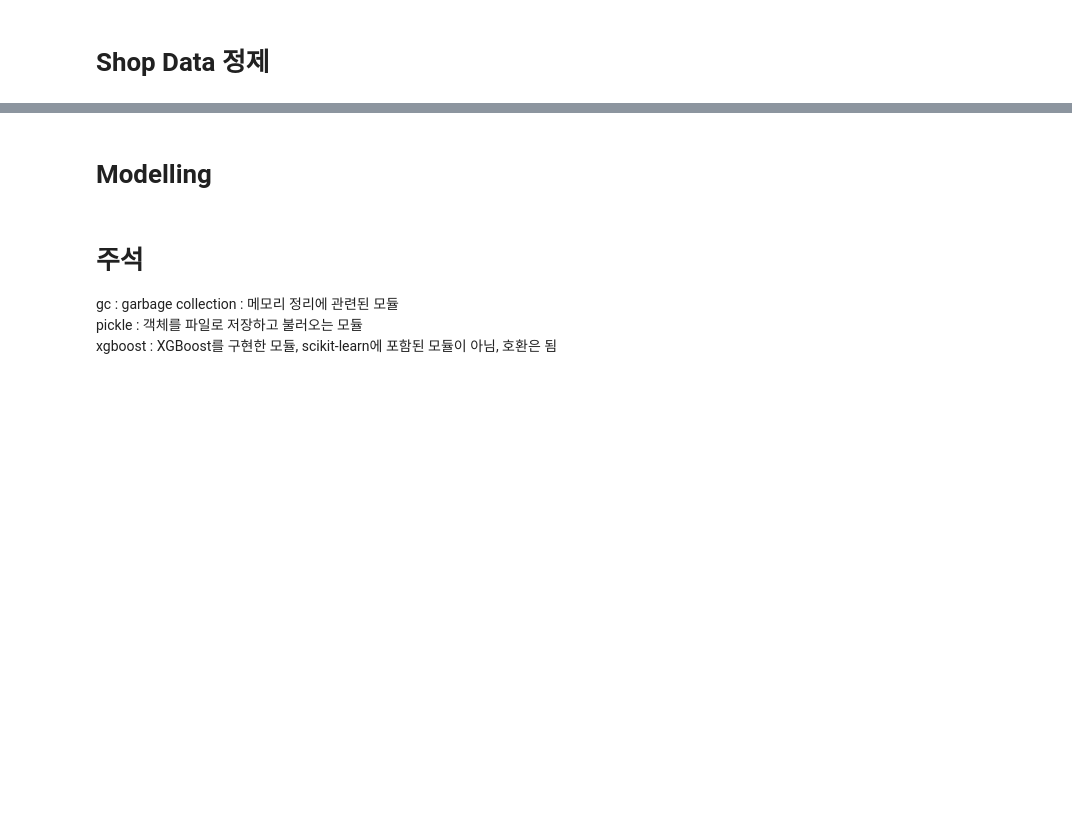
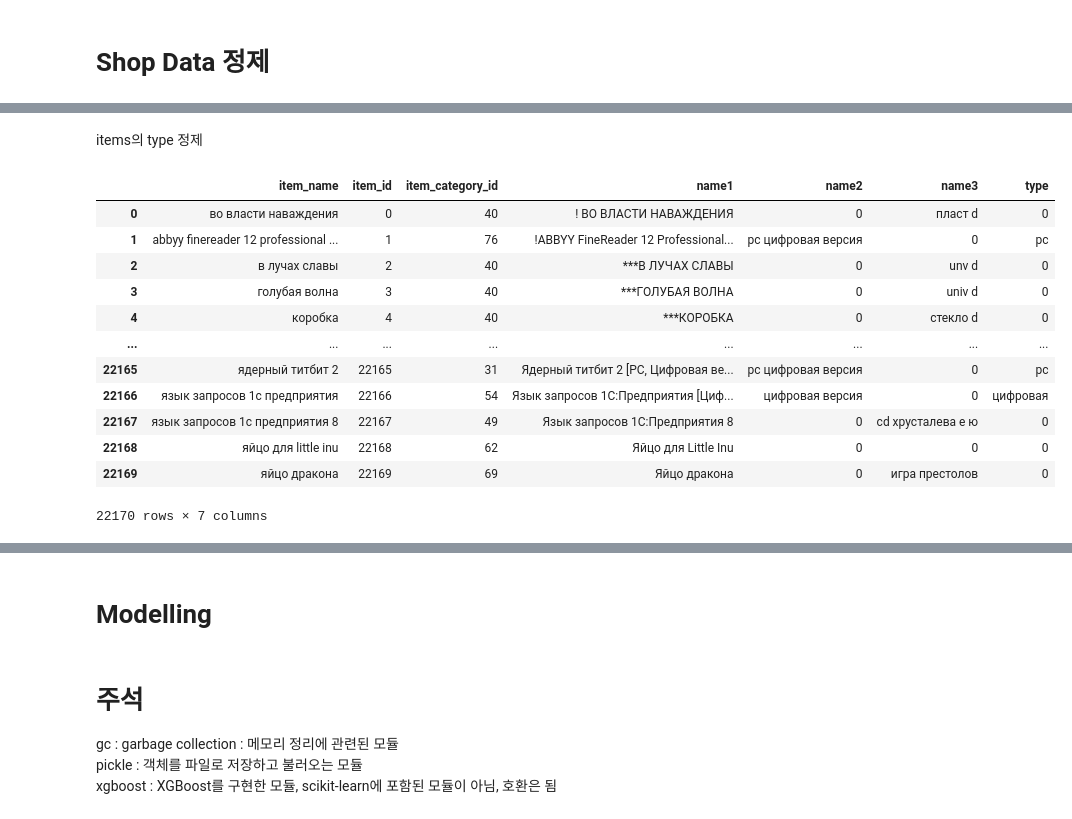
Before and after one commit to brekJ/connet_ml_2Team, a Jupyter notebook: 088263Notebook/jay_annotation.ipynb, the cells around one changed output, grey strips where cells are left out. Saved outputs shown, nothing was run; the diff lists cells and outputs as text; code cells hidden in the pictures; blank space fills up the shorter version.

```diff
--- a/088263Notebook/jay_annotation.ipynb
+++ b/088263Notebook/jay_annotation.ipynb
@@ -287,16 +280,0 @@ Clean item names.
-# %%
-# split item names by first bracket
-items["name1"], items["name2"] = items.item_name.str.split("[", 1).str
-items["name1"], items["name3"] = items.item_name.str.split("(", 1).str
-
-# replace special characters and turn to lower case
-items["name2"] = items.name2.str.replace('[^A-Za-z0-9А-Яа-я]+', " ").str.lower()
-items["name3"] = items.name3.str.replace('[^A-Za-z0-9А-Яа-я]+', " ").str.lower()
-
-# fill nulls with '0'
-items = items.fillna('0')
-
-items["item_name"] = items["item_name"].apply(lambda x: name_correction(x))
-
-# return all characters except the last if name 2 is not "0" - the closing bracket
-items.name2 = items.name2.apply( lambda x: x[:-1] if x !="0" else "0")
@@ -361,0 +457,2 @@ Create a test set for month 34.
+# %% [markdown]
+items의 type 정제
@@ -361,0 +478,16 @@ Create a test set for month 34.
+# %%
+items
+# %% [output]
+|  | item_name | item_id | item_category_id | name1 | name2 | name3 | type |
+| 0 | во власти наваждения | 0 | 40 | ! ВО ВЛАСТИ НАВАЖДЕНИЯ | 0 | пласт d | 0 |
+| 1 | abbyy finereader 12 professional ... | 1 | 76 | !ABBYY FineReader 12 Professional... | pc цифровая версия | 0 | pc |
+| 2 | в лучах славы | 2 | 40 | ***В ЛУЧАХ СЛАВЫ | 0 | unv d | 0 |
+| 3 | голубая волна | 3 | 40 | ***ГОЛУБАЯ ВОЛНА | 0 | univ d | 0 |
+| 4 | коробка | 4 | 40 | ***КОРОБКА | 0 | стекло d | 0 |
+| ... | ... | ... | ... | ... | ... | ... | ... |
+| 22165 | ядерный титбит 2 | 22165 | 31 | Ядерный титбит 2 [PC, Цифровая ве... | pc цифровая версия | 0 | pc |
+| 22166 | язык запросов 1с предприятия | 22166 | 54 | Язык запросов 1С:Предприятия [Циф... | цифровая версия | 0 | цифровая |
+| 22167 | язык запросов 1с предприятия 8 | 22167 | 49 | Язык запросов 1С:Предприятия 8 | 0 | cd хрусталева е ю | 0 |
+| 22168 | яйцо для little inu | 22168 | 62 | Яйцо для Little Inu | 0 | 0 | 0 |
+| 22169 | яйцо дракона | 22169 | 69 | Яйцо дракона | 0 | игра престолов | 0 |
+22170 rows × 7 columns
```
Also changed, not shown: parts of 105 cells of this notebook.
